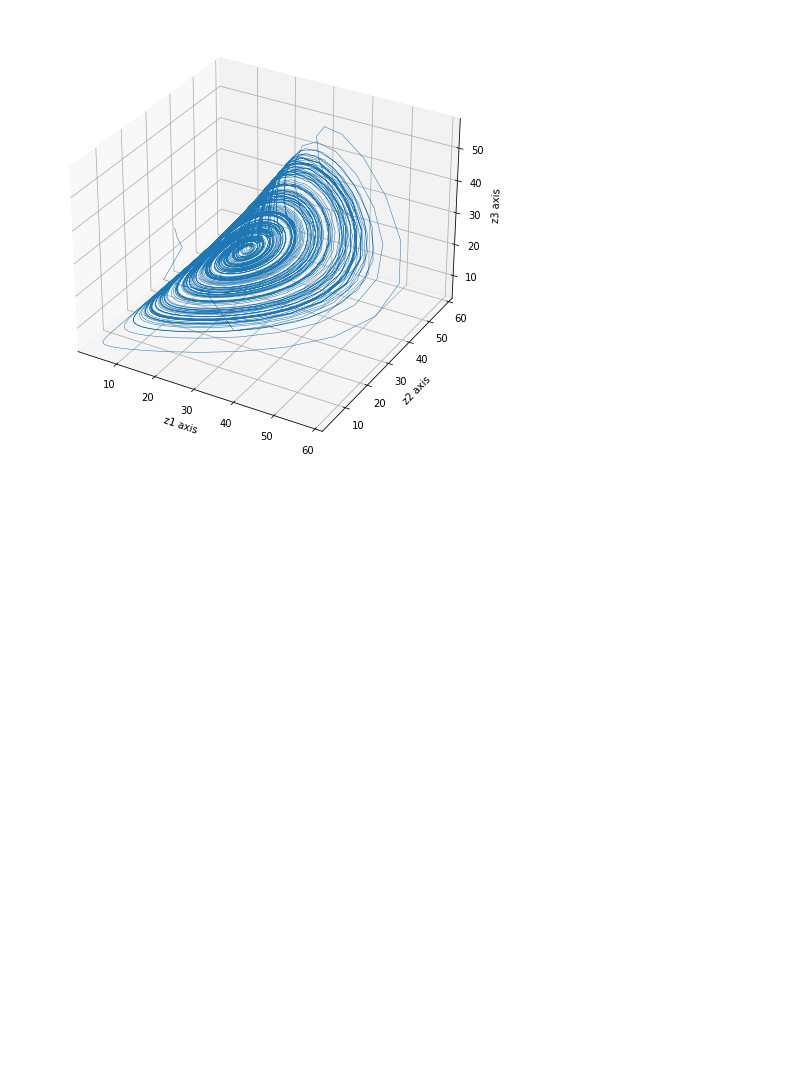
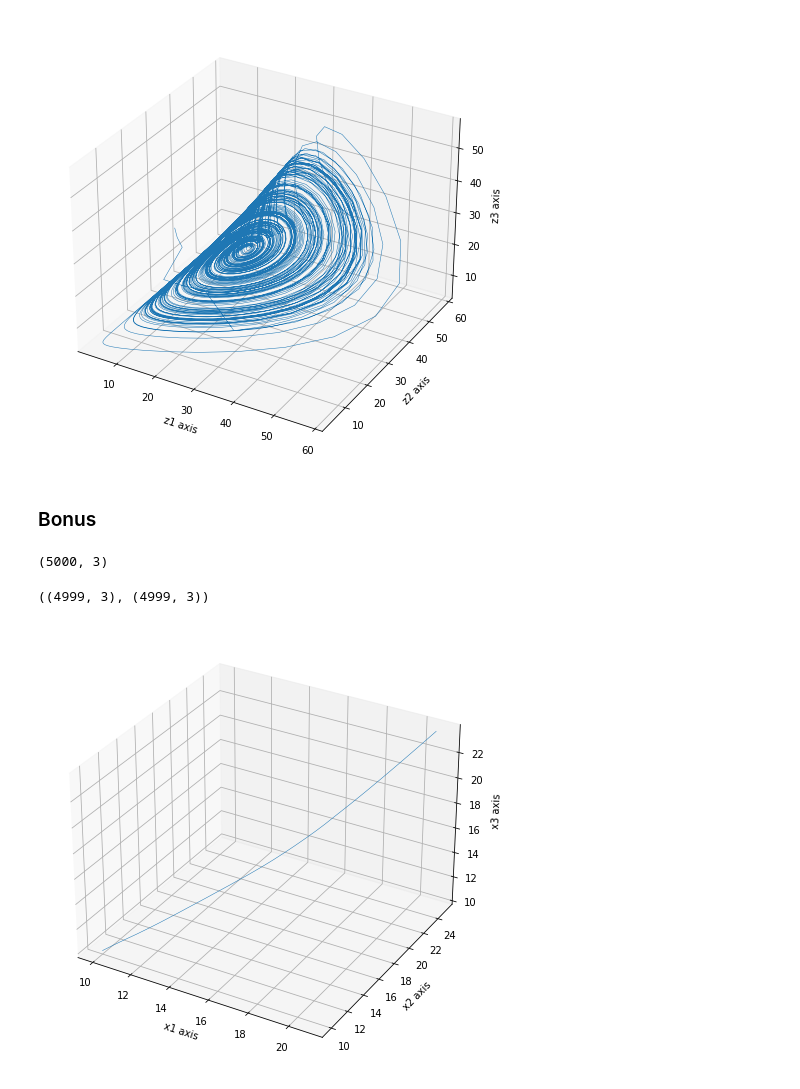
Before and after one commit to AlexPasqua/MLCMS-exercises, a Jupyter notebook: EX5/src/task4.ipynb, the cells around one changed output. Drawn from its saved outputs; the diff is of its cells as text; code cells hidden in the pictures; blank space fills up the shorter version.

Commit message:
Task 4: bonus implemented... doesn't work properly

```diff
--- a/EX5/src/task4.ipynb
+++ b/EX5/src/task4.ipynb
@@ -72,3 +75,43 @@ ax.set_zlabel("z3 axis")
 plt.show()
 # %% [output]
 [figure]
+# %% [markdown]
+### Bonus
+# %%
+# create a new trajectory in the new state space (with the x coordinate)
+traj_x = np.concatenate((np.expand_dims(x1, 1),
+                           np.expand_dims(x2, 1),
+                           np.expand_dims(x3, 1)), axis=1)
+traj_x.shape
+# %% [output]
+(5000, 3)
+# %%
+# the points become all the points in the new trajectory, except the last one;
+# their corresponding targets become the next point in the trajectory (from the 2nd to the last)
+points = traj_x[:-1]
+targets = traj_x[1:]
+points.shape, targets.shape
+# %% [output]
+((4999, 3), (4999, 3))
+# %%
+# approximate the vector field using the radial basis functions
+res = approx_nonlin_func(data=(points, targets), n_bases=100, eps=5.)
+C, centers, eps, bases = res[0], res[4], res[5], res[-1]
+# %%
+# compute the trajectory solving the ODE
+
+sol = solve_ivp(fun=rbf_approx,
+                t_span=(0, lorenz_sim_time),
+                y0=(10, 10, 10),
+                t_eval=np.linspace(0, lorenz_sim_time, 4999),
+                args=[centers, eps, C])
+# %%
+# plot the trajectory just computed
+ax = plt.figure(figsize=(8, 8)).add_subplot(projection='3d')
+ax.plot(sol.y[0, :], sol.y[1, :], sol.y[2, :], lw=0.5)
+ax.set_xlabel("x1 axis")
+ax.set_ylabel("x2 axis")
+ax.set_zlabel("x3 axis")
+plt.show()
+# %% [output]
+[figure, added]
```
Also changed, not shown: parts of 2 cells of this notebook, 3 other files.
